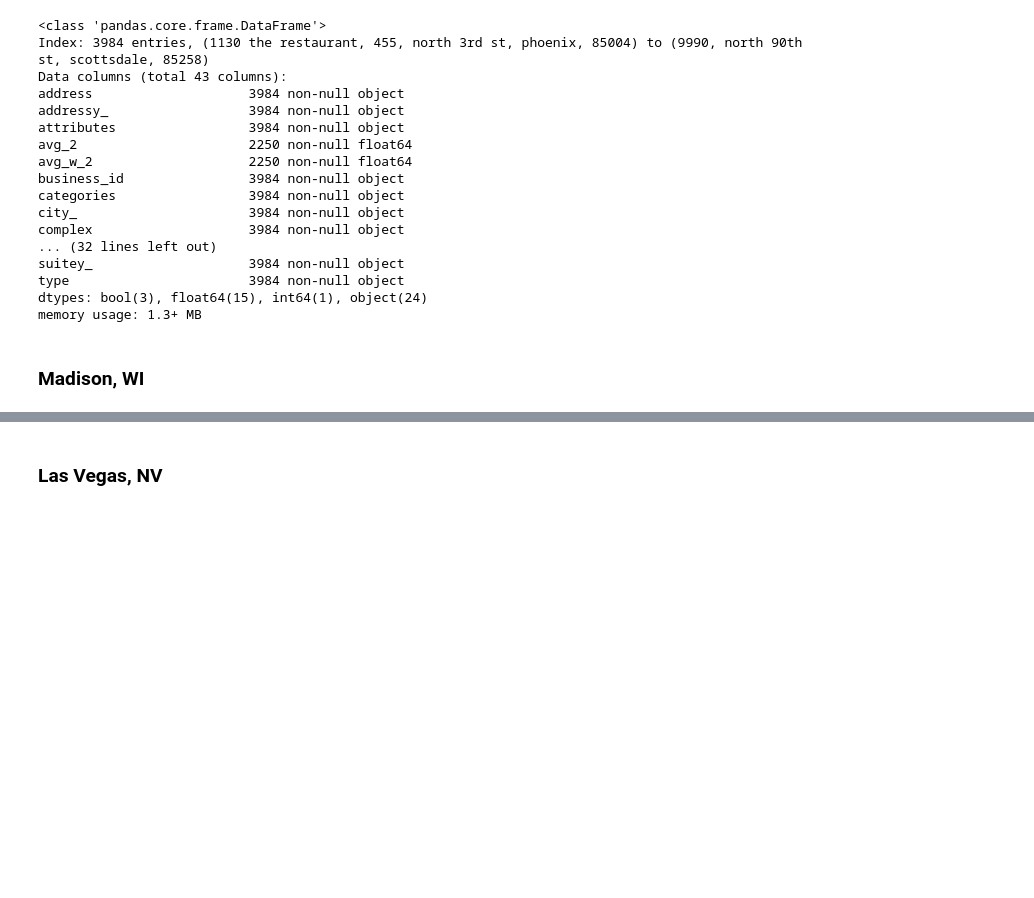
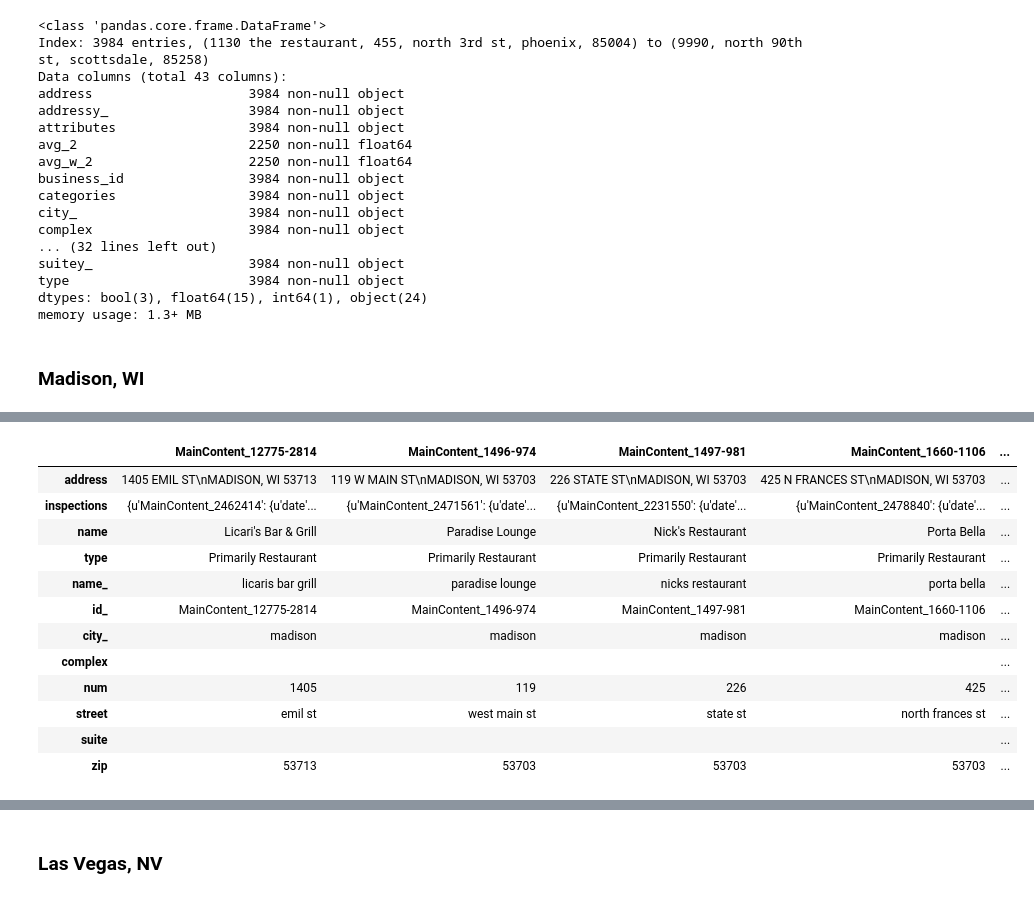
Before and after one commit to tbackes/yelp-health, a Jupyter notebook: code/yelp-EDA.ipynb, the cells around one changed output, grey strips where cells are left out. Saved outputs shown, nothing was run; the diff lists cells and outputs as text; code cells hidden in the pictures; blank space fills up the shorter version.

```diff
--- a/code/yelp-EDA.ipynb
+++ b/code/yelp-EDA.ipynb
@@ -152,0 +171,3 @@ import merge_vegas as lib
+# %%
+H = lib.open_pickle('../data/mad/mad_health_FINAL.pkl')
+H.head()
@@ -152,0 +181,27 @@ import merge_vegas as lib
+# %%
+WI = H.copy()
+WI['name_'] = H.name.apply(lib.standard_name)
+WI['id_'] = H.index
+
+WI_address = WI.address.apply(lib.parse_address)
+col = WI_address.columns.values
+col[0] = 'city_'
+WI_address.columns = col
+
+WI = pd.concat([WI, WI_address], axis=1)
+
+WI.head().T
+# %% [output]
+|  | MainContent_12775-2814 | MainContent_1496-974 | MainContent_1497-981 | MainContent_1660-1106 | ... |
+| address | 1405 EMIL ST\nMADISON, WI 53713 | 119 W MAIN ST\nMADISON, WI 53703 | 226 STATE ST\nMADISON, WI 53703 | 425 N FRANCES ST\nMADISON, WI 53703 | ... |
+| inspections | {u'MainContent_2462414': {u'date'... | {u'MainContent_2471561': {u'date'... | {u'MainContent_2231550': {u'date'... | {u'MainContent_2478840': {u'date'... | ... |
+| name | Licari's Bar & Grill | Paradise Lounge | Nick's Restaurant | Porta Bella | ... |
+| type | Primarily Restaurant | Primarily Restaurant | Primarily Restaurant | Primarily Restaurant | ... |
+| name_ | licaris bar grill | paradise lounge | nicks restaurant | porta bella | ... |
+| id_ | MainContent_12775-2814 | MainContent_1496-974 | MainContent_1497-981 | MainContent_1660-1106 | ... |
+| city_ | madison | madison | madison | madison | ... |
+| complex |  |  |  |  | ... |
+| num | 1405 | 119 | 226 | 425 | ... |
+| street | emil st | west main st | state st | north frances st | ... |
+| suite |  |  |  |  | ... |
+| zip | 53713 | 53703 | 53703 | 53703 | ... |
```
Also changed, not shown: parts of 26 cells of this notebook, 1 other file.
